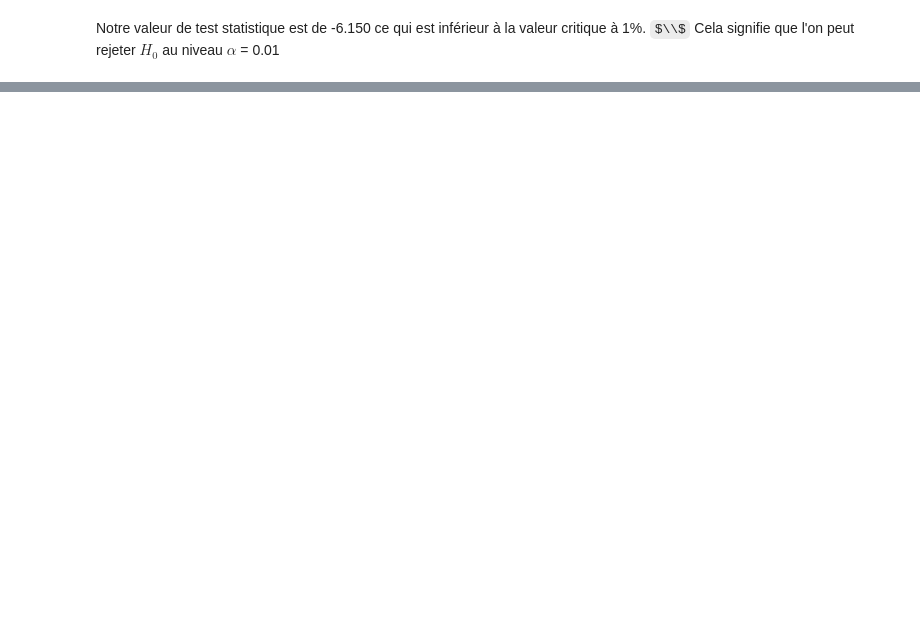
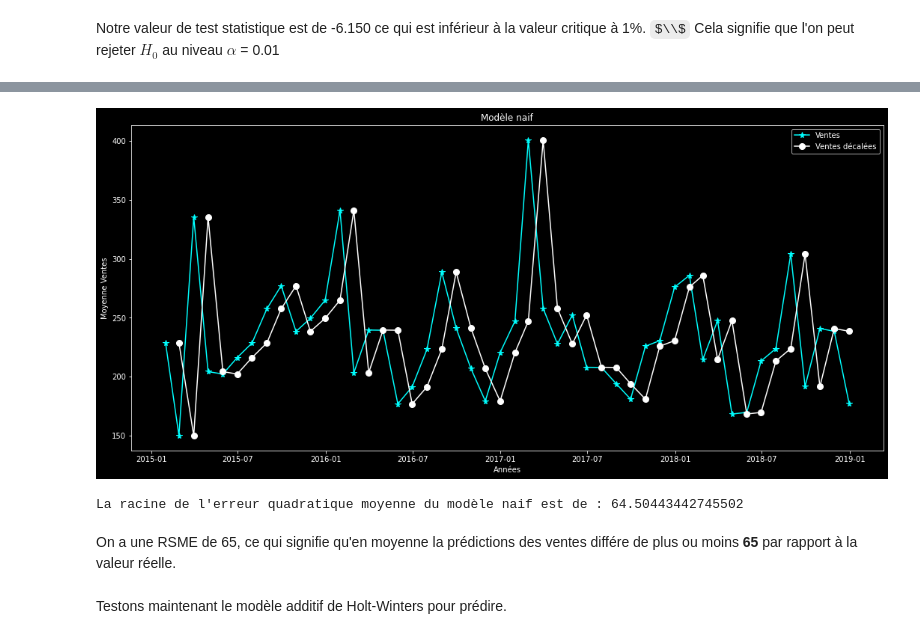
Before and after one commit to YassineLaamoumri/Time_Series, a Jupyter notebook: times_series_sales.ipynb, the cells around one changed output, grey strips where cells are left out. Drawn from its saved outputs; the diff is of its cells as text; code cells hidden in the pictures; some formulas as TeX source; blank space fills up the shorter version.

```diff
--- a/times_series_sales.ipynb
+++ b/times_series_sales.ipynb
@@ -239,0 +247,2 @@ Notre série est stationnaire
+# %%
+df['shifted_sales'] = df.Sales.shift(1)
@@ -239,0 +258,11 @@ Notre série est stationnaire
+# %%
+fig,ax = plt.subplots(figsize = (18,8))
+ax.plot(df.Sales, marker ="*", markersize = 8 , label = 'Ventes' , color ='cyan')
+ax.plot(df.shifted_sales, marker = 'o', markersize = 8, label = 'Ventes décalées',color = 'white')
+plt.xlabel('Années')
+plt.ylabel('Moyenne Ventes')
+plt.title('Modèle naif')
+ax.legend()
+plt.show()
+# %% [output]
+[figure, added]
@@ -239,0 +271,11 @@ Notre série est stationnaire
+# %%
+mse = mean_squared_error(df.Sales,df.shifted_sales)
+rsme = np.sqrt(mse)
+
+print(f"La racine de l'erreur quadratique moyenne du modèle naif est de : {rsme}")
+# %% [output]
+La racine de l'erreur quadratique moyenne du modèle naif est de : 64.50443442745502
+# %% [markdown]
+On a une RSME de 65, ce qui signifie qu'en moyenne la prédictions des ventes différe de plus ou moins **65** par rapport à la valeur réelle.
+# %% [markdown]
+Testons maintenant le modèle additif de Holt-Winters pour prédire.
```
Also changed, not shown: parts of 31 cells of this notebook.
